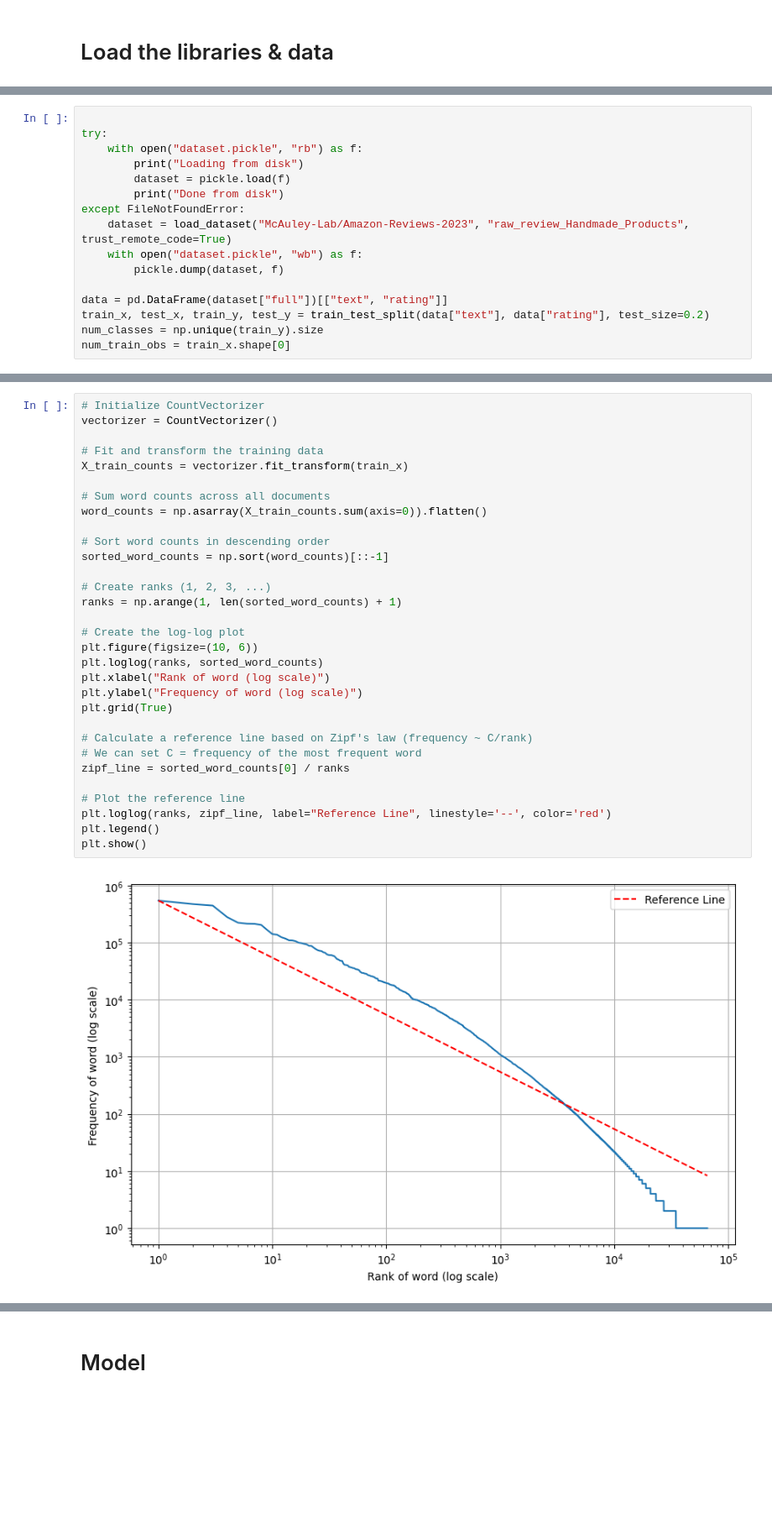
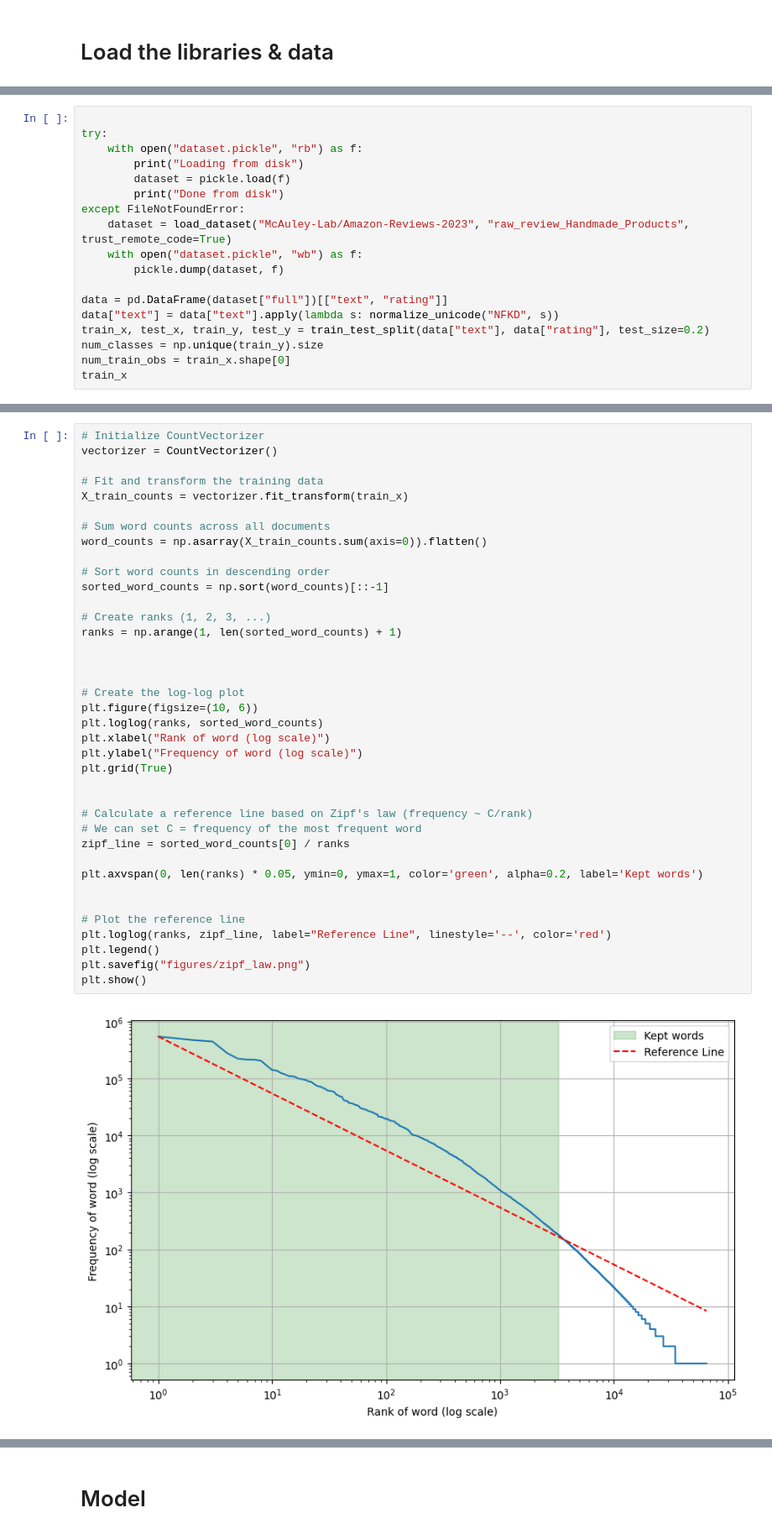
Before and after one commit to jacquesamsel/stats-318-project, a Jupyter notebook: analysis.ipynb, the cells around one changed output, grey strips where cells are left out. Shown at 84% size. Saved outputs shown, nothing was run; the diff lists cells and outputs as text; blank space fills up the shorter version.

```diff
--- a/analysis.ipynb
+++ b/analysis.ipynb
@@ -44,9 +45,11 @@ except FileNotFoundError:
         pickle.dump(dataset, f)
 
 data = pd.DataFrame(dataset["full"])[["text", "rating"]]
+data["text"] = data["text"].apply(lambda s: normalize_unicode("NFKD", s))
 train_x, test_x, train_y, test_y = train_test_split(data["text"], data["rating"], test_size=0.2)
 num_classes = np.unique(train_y).size
 num_train_obs = train_x.shape[0]
+train_x
 # %% [output]
 Loading from disk
 Done from disk
@@ -94,31 +109,38 @@ plt.show()
 vectorizer = CountVectorizer()
 
 # Fit and transform the training data
 X_train_counts = vectorizer.fit_transform(train_x)
 
 # Sum word counts across all documents
 word_counts = np.asarray(X_train_counts.sum(axis=0)).flatten()
 
 # Sort word counts in descending order
 sorted_word_counts = np.sort(word_counts)[::-1]
 
 # Create ranks (1, 2, 3, ...)
 ranks = np.arange(1, len(sorted_word_counts) + 1)
 
+
+
 # Create the log-log plot
 plt.figure(figsize=(10, 6))
 plt.loglog(ranks, sorted_word_counts)
 plt.xlabel("Rank of word (log scale)")
 plt.ylabel("Frequency of word (log scale)")
 plt.grid(True)
 
+
 # Calculate a reference line based on Zipf's law (frequency ~ C/rank)
 # We can set C = frequency of the most frequent word
 zipf_line = sorted_word_counts[0] / ranks
 
+plt.axvspan(0, len(ranks) * 0.05, ymin=0, ymax=1, color='green', alpha=0.2, label='Kept words')
+
+
 # Plot the reference line
 plt.loglog(ranks, zipf_line, label="Reference Line", linestyle='--', color='red')
 plt.legend()
+plt.savefig("figures/zipf_law.png")
 plt.show()
 # %% [output]
-[figure, old version]
+[figure, new version]
```
Also changed, not shown: parts of 14 cells of this notebook.
